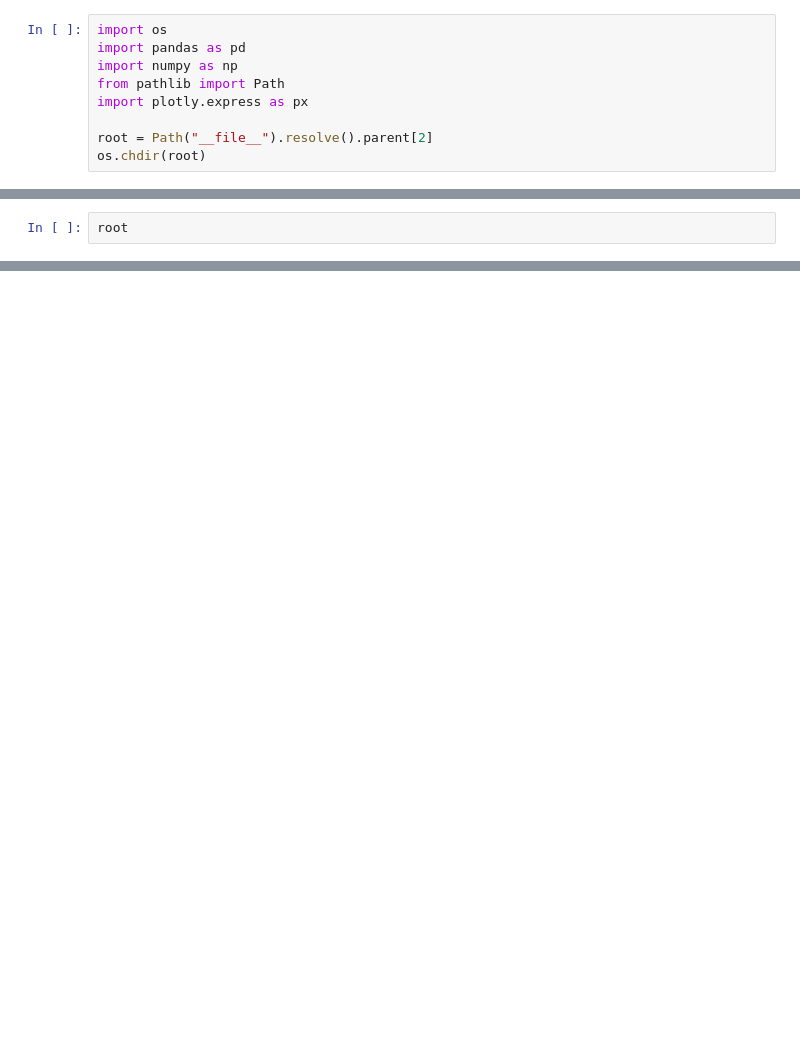
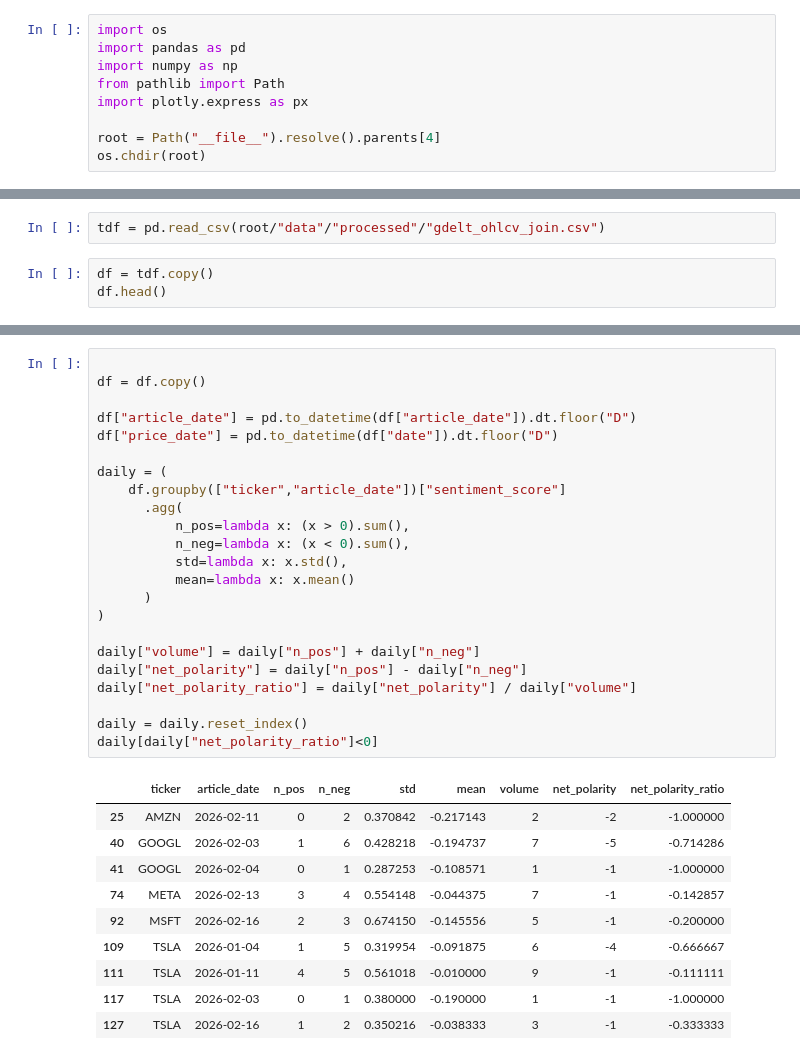
Before and after one commit to Trevor5008/market-sentiment-analysis, a Jupyter notebook: docs/eda/sprint_3/notebooks/sebs_testing_book.ipynb, the cells around one changed output, grey strips where cells are left out. Cells and saved outputs as stored; diff of their text form; blank space fills up the shorter version.

```diff
--- a/docs/eda/sprint_3/notebooks/sebs_testing_book.ipynb
+++ b/docs/eda/sprint_3/notebooks/sebs_testing_book.ipynb
@@ -5,5 +5,5 @@ import numpy as np
 from pathlib import Path
 import plotly.express as px
 
-root = Path("__file__").resolve().parent[2]
+root = Path("__file__").resolve().parents[4]
 os.chdir(root)
@@ -12,2 +10,5 @@ TypeError: 'WindowsPath' object is not subscriptable
 # %%
-root
+tdf = pd.read_csv(root/"data"/"processed"/"gdelt_ohlcv_join.csv")
+# %%
+df = tdf.copy()
+df.head()
@@ -13,0 +22,34 @@ root
+# %%
+
+df = df.copy()
+
+df["article_date"] = pd.to_datetime(df["article_date"]).dt.floor("D")
+df["price_date"] = pd.to_datetime(df["date"]).dt.floor("D")
+
+daily = (
+    df.groupby(["ticker","article_date"])["sentiment_score"]
+      .agg(
+          n_pos=lambda x: (x > 0).sum(),
+          n_neg=lambda x: (x < 0).sum(),
+          std=lambda x: x.std(),
+          mean=lambda x: x.mean()
+      )
+)
+
+daily["volume"] = daily["n_pos"] + daily["n_neg"]
+daily["net_polarity"] = daily["n_pos"] - daily["n_neg"]
+daily["net_polarity_ratio"] = daily["net_polarity"] / daily["volume"]
+
+daily = daily.reset_index()
+daily[daily["net_polarity_ratio"]<0]
+# %% [output]
+|  | ticker | article_date | n_pos | n_neg | std | mean | volume | net_polarity | net_polarity_ratio |
+| 25 | AMZN | 2026-02-11 | 0 | 2 | 0.370842 | -0.217143 | 2 | -2 | -1.000000 |
+| 40 | GOOGL | 2026-02-03 | 1 | 6 | 0.428218 | -0.194737 | 7 | -5 | -0.714286 |
+| 41 | GOOGL | 2026-02-04 | 0 | 1 | 0.287253 | -0.108571 | 1 | -1 | -1.000000 |
+| 74 | META | 2026-02-13 | 3 | 4 | 0.554148 | -0.044375 | 7 | -1 | -0.142857 |
+| 92 | MSFT | 2026-02-16 | 2 | 3 | 0.674150 | -0.145556 | 5 | -1 | -0.200000 |
+| 109 | TSLA | 2026-01-04 | 1 | 5 | 0.319954 | -0.091875 | 6 | -4 | -0.666667 |
+| 111 | TSLA | 2026-01-11 | 4 | 5 | 0.561018 | -0.010000 | 9 | -1 | -0.111111 |
+| 117 | TSLA | 2026-02-03 | 0 | 1 | 0.380000 | -0.190000 | 1 | -1 | -1.000000 |
+| 127 | TSLA | 2026-02-16 | 1 | 2 | 0.350216 | -0.038333 | 3 | -1 | -0.333333 |
```
Also changed, not shown: parts of 20 cells of this notebook, 3 other files.
